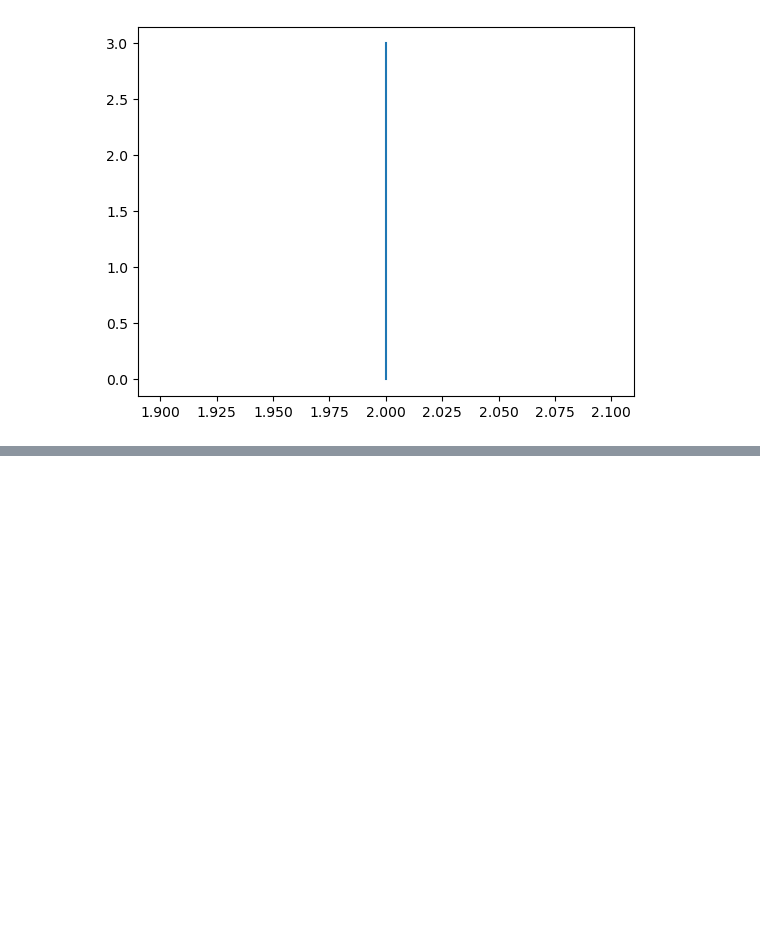
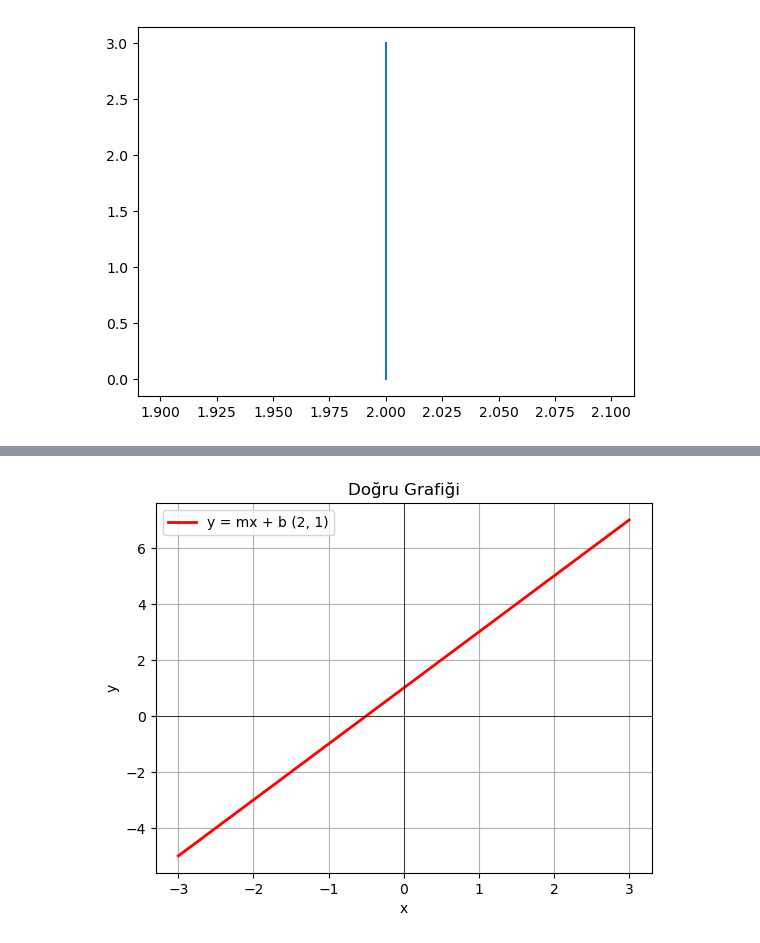
Before and after one commit to nailBestas/lispAi, a Jupyter notebook: 01_Python_Mathematics_and_Statistics/2_Mathematics/4-Graphing_and_visualization.ipynb, the cells around one changed output, grey strips where cells are left out. Cells and saved outputs as stored; diff of their text form; code cells hidden in the pictures; blank space fills up the shorter version.

```diff
--- a/01_Python_Mathematics_and_Statistics/2_Mathematics/4-Graphing_and_visualization.ipynb
+++ b/01_Python_Mathematics_and_Statistics/2_Mathematics/4-Graphing_and_visualization.ipynb
@@ -236,0 +290,20 @@ plt.show()
+# %%
+import matplotlib.pyplot as plt
+
+# Veriler
+x = [-3, -2, -1, 0, 1, 2, 3]
+m, b = 2, 1
+y = [m*xi + b for xi in x]  # y = 2x + 1
+
+# Grafik
+plt.plot(x, y, 'r-', linewidth=2, label=f'y = mx + b ({m}, {b})')
+plt.xlabel('x')
+plt.ylabel('y')
+plt.title('Doğru Grafiği')
+plt.grid(True)
+plt.axhline(0, color='black', linewidth=0.5)  # x ekseni
+plt.axvline(0, color='black', linewidth=0.5)  # y ekseni
+plt.legend()  # LABEL İÇİN ŞART!
+plt.show()
+# %% [output]
+[figure, added]
```
Also changed, not shown: parts of 3 cells of this notebook.
